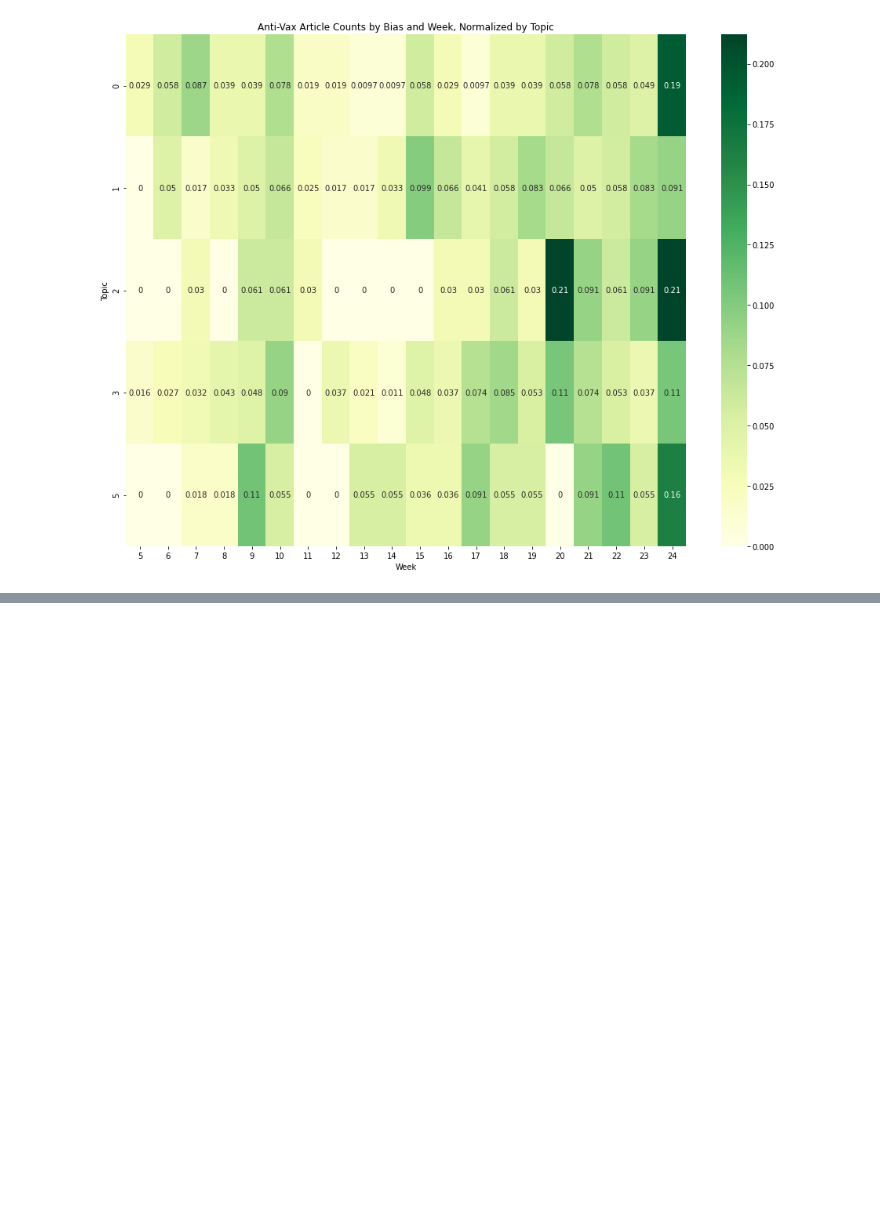
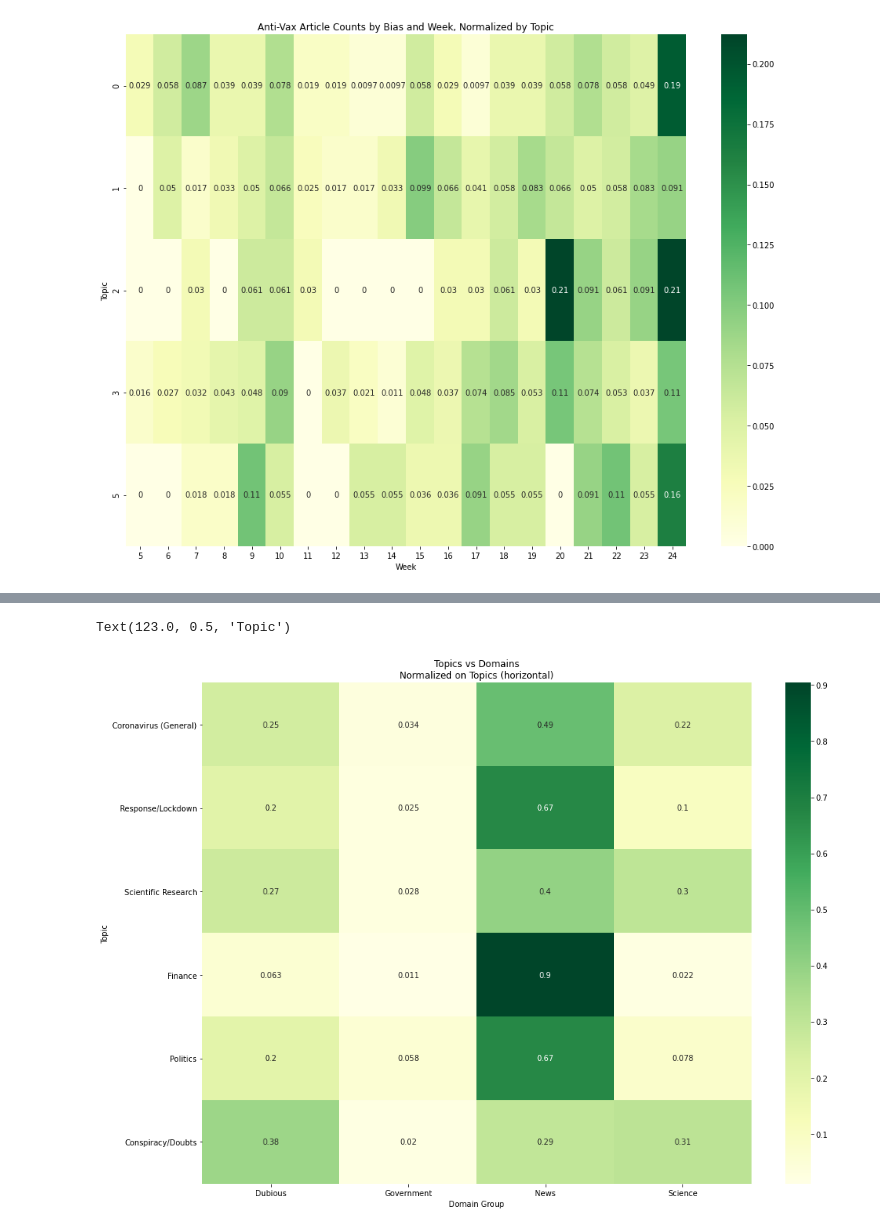
Before and after one commit to rskuzma/anti_vax_embeddings, a Jupyter notebook: src/JAN2021/CLASSIFIED/Write_Up_New.ipynb, the cells around one changed output, grey strips where cells are left out. Saved outputs shown, nothing was run; the diff lists cells and outputs as text; code cells hidden in the pictures; blank space fills up the shorter version.

```diff
--- a/src/JAN2021/CLASSIFIED/Write_Up_New.ipynb
+++ b/src/JAN2021/CLASSIFIED/Write_Up_New.ipynb
@@ -1042,0 +1187,15 @@ Text(123.0, 0.5, 'Topic')
+# %%
+domain_group_labels = ['Dubious', 'Government', 'News', 'Science']
+topic_group_labels = ['Coronavirus (General)', 'Response/Lockdown', 'Scientific Research', 'Finance', 'Politics', 'Conspiracy/Doubts']
+
+
+plt.figure(figsize=(16, 12))
+ax = plt.axes()
+topic_x_domain_normalized = domains_vs_topics(normalize_on='topic')
+sns.heatmap(topic_x_domain_normalized, annot=True, cmap='YlGn', xticklabels=domain_group_labels, yticklabels = topic_group_labels, ax=ax)
+ax.set_title('Topics vs Domains\nNormalized on Topics (horizontal)')
+ax.set_xlabel('Domain Group')
+ax.set_ylabel('Topic')
+# %% [output]
+Text(123.0, 0.5, 'Topic')
+[figure, added]
```
Also changed, not shown: parts of 26 cells of this notebook.
